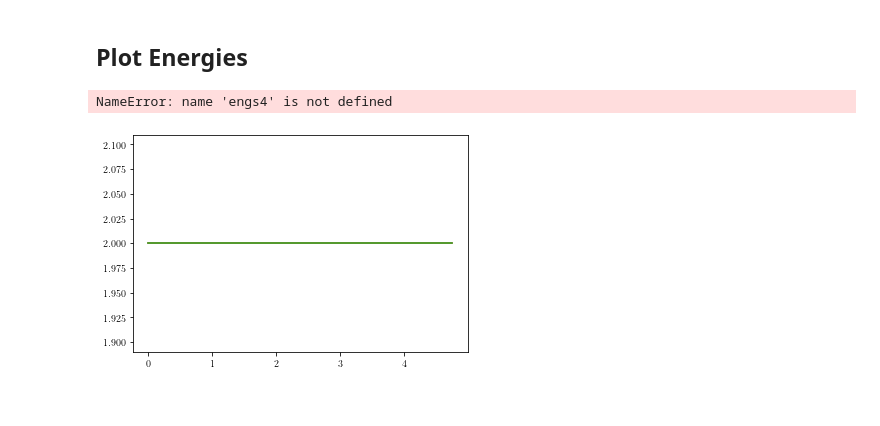
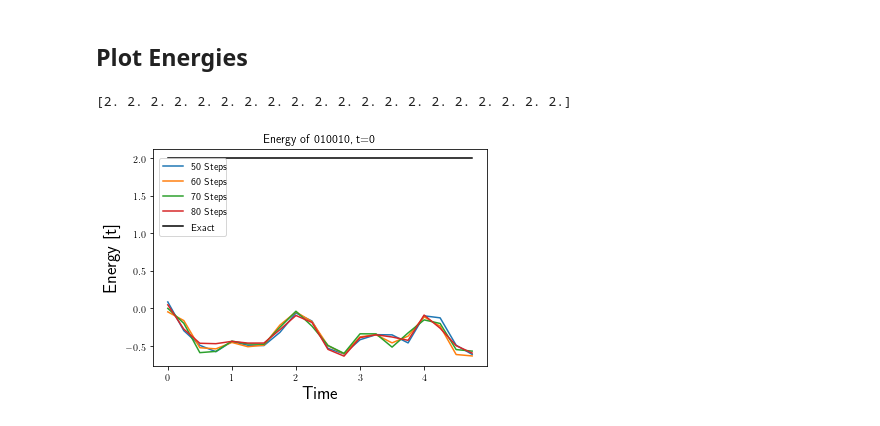
Before and after one commit to kaelynj/Qiskit-HubbardModel, a Jupyter notebook: main.ipynb, the cells around one changed output. Drawn from its saved outputs; the diff is of its cells as text; code cells hidden in the pictures.

```diff
--- a/main.ipynb
+++ b/main.ipynb
@@ -531,19 +534,14 @@ Qiskit:  (array([17]),)                         Numerical:  (array([10]),)
 ## Run Qiskit Evolution w/ Energy Measurement
 # %%
 #==========Set Parameters of the System=============#
-dt = 0.25 #Delta t
+dt = 0.1 #Delta t
 T = 5.
 time_steps = int(T/dt)
 t = 1.0  #Hopping parameter
 #t = [1.0, 2.]
 U = 2.  #On-Site repulsion
+
 #time_steps = 10
 nsites = 3
 trotter_slices = 10
-initial_state = np.array([1])
-
-#Run simulation
-run_results1, eng1 = hc.sys_evolve_eng(nsites, initial_state, T, dt, t, U, 50)
-run_results2, eng2 = hc.sys_evolve_eng(nsites, initial_state, T, dt, t, U, 60)
-run_results3, eng3 = hc.sys_evolve_eng(nsites, initial_state, T, dt, t, U, 70)
-run_results4, eng4 = hc.sys_evolve_eng(nsites, initial_state, T, dt, t, U, 80)
+initial_state = np.array([1, 3, 5])
@@ -567,0 +548,12 @@ Job:  20  of  20  complete
+# %%
+#Run simulation
+'''
+run_results1, eng1 = hc.sys_evolve_(nsites, initial_state, T, dt, t, U, 10)
+run_results2, eng2 = hc.sys_evolve_eng(nsites, initial_state, T, dt, t, U, 40)
+run_results3, eng3 = hc.sys_evolve_eng(nsites, initial_state, T, dt, t, U, 60)
+run_results4, eng4 = hc.sys_evolve_eng(nsites, initial_state, T, dt, t, U, 150)
+'''
+run_results1 = hc.sys_evolve(nsites, initial_state, T, dt, t, U, 1)
+run_results2 = hc.sys_evolve(nsites, initial_state, T, dt, t, U, 5)
+run_results3 = hc.sys_evolve(nsites, initial_state, T, dt, t, U, 10)
+run_results4 = hc.sys_evolve(nsites, initial_state, T, dt, t, U, 20)
@@ -569,9 +579,9 @@ Job:  20  of  20  complete
 ## Run Evolution Numerically
 # %%
 #System parameters
-t = .0
+t = 1.0
 U = 2.
-classical_time_step = 0.25
+classical_time_step = 0.01
 classical_total_time = T
 times = np.arange(0., classical_total_time, classical_time_step)
 
@@ -580,7 +590,7 @@ states = fhc.get_states(nsites)
 print(states)
 
 #If desired, find the index of a specific state to initialize wavefuntion
-target_state = [[1,0,1], [0,0,0]]
+target_state = [[1,0,1], [1,0,0]]
 target_index = 0
 for l in range(len(states)):
     if len(target_state) == sum([1 for i, j in zip(target_state, states[l]) if i == j]):
@@ -596,9 +606,9 @@ wfk_full = np.zeros(len(states), dtype=np.complex_)
 
 
 #Set the amplitude for the initial state
-wfk_full[18] = 1.    #010010 #Indices 1, 4
-#wfk_full[21] = 1.    #010101 #Indices 0,2,4
-#wfk_full[42] = 1.    #101010
+#wfk_full[18] = 1.    #010010 #Indices 1, 4
+wfk_full[21] = 1.    #010101 #Indices 1,3,5
+#wfk_full[42] = 1.    #101010 #Indices 0,2,4
 #wfk_full[2] = 1.   #000010
 #wfk_full[16] = 1.   #010000
 #wfk_full[target_index] = 1.
@@ -820,19 +854,19 @@ No handles with labels found to put in legend.
 # %% [markdown]
 ## Plot Energies
 # %%
-plt.plot(times, engs1, label="10 Steps")
-plt.plot(times, engs2, label="30 Steps")
-plt.plot(times, engs3, label="60 Steps")
-plt.plot(times, engs4, label="90 Steps")
+plt.plot(times, eng1, label="50 Steps")
+plt.plot(times, eng2, label="60 Steps")
+plt.plot(times, eng3, label="70 Steps")
+plt.plot(times, eng4, label="80 Steps")
 plt.plot(times, engs,'k', label="Exact")
 plt.legend(bbox_to_anchor=(0.02, 0.6, .2, .102), loc=3,
            ncol=1, mode="expand", borderaxespad=0.)
 
 plt.xlabel("Time", fontsize=18)
 plt.ylabel("Energy [t]", fontsize=18)
 plt.title("Energy of 010010, t=0")
 #plt.ylim(-0.1, 0.1)
 print(engs)
 # %% [output]
-NameError: name 'engs4' is not defined
+[2. 2. 2. 2. 2. 2. 2. 2. 2. 2. 2. 2. 2. 2. 2. 2. 2. 2. 2. 2.]
-[figure, old version]
+[figure, new version]
```
Also changed, not shown: parts of 13 cells of this notebook, 12 other files.
